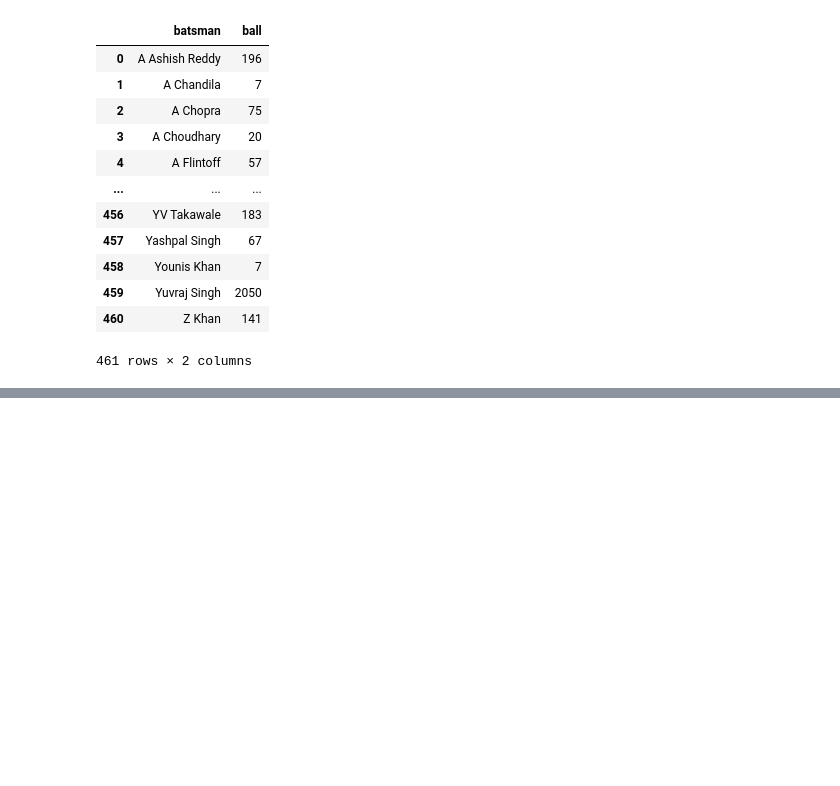
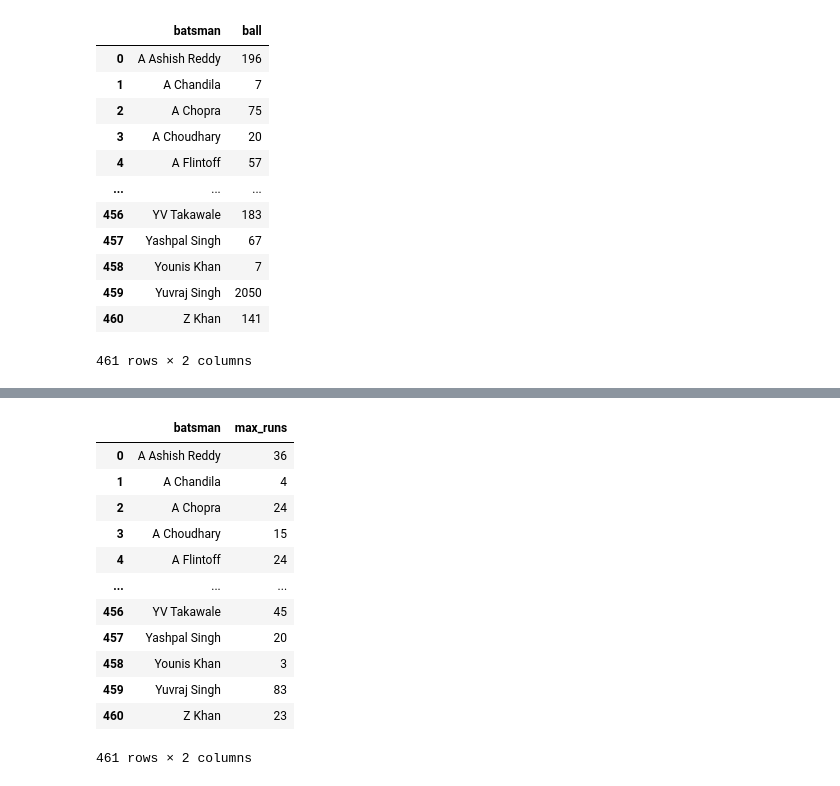
Before and after one commit to sheddyranking/IPL_Data_Analysis, a Jupyter notebook: deliveries_production.ipynb, the cells around one changed output, grey strips where cells are left out. Drawn from its saved outputs; the diff is of its cells as text; code cells hidden in the pictures; blank space fills up the shorter version.

```diff
--- a/deliveries_production.ipynb
+++ b/deliveries_production.ipynb
@@ -429,0 +466,18 @@ player
+# %%
+max=grp.groupby('batsman')['batsman_runs'].max().reset_index()
+max.columns=['batsman','max_runs']
+max
+# %% [output]
+|  | batsman | max_runs |
+| 0 | A Ashish Reddy | 36 |
+| 1 | A Chandila | 4 |
+| 2 | A Chopra | 24 |
+| 3 | A Choudhary | 15 |
+| 4 | A Flintoff | 24 |
+| ... | ... | ... |
+| 456 | YV Takawale | 45 |
+| 457 | Yashpal Singh | 20 |
+| 458 | Younis Khan | 3 |
+| 459 | Yuvraj Singh | 83 |
+| 460 | Z Khan | 23 |
+461 rows × 2 columns
```
Also changed, not shown: parts of 21 cells of this notebook.
